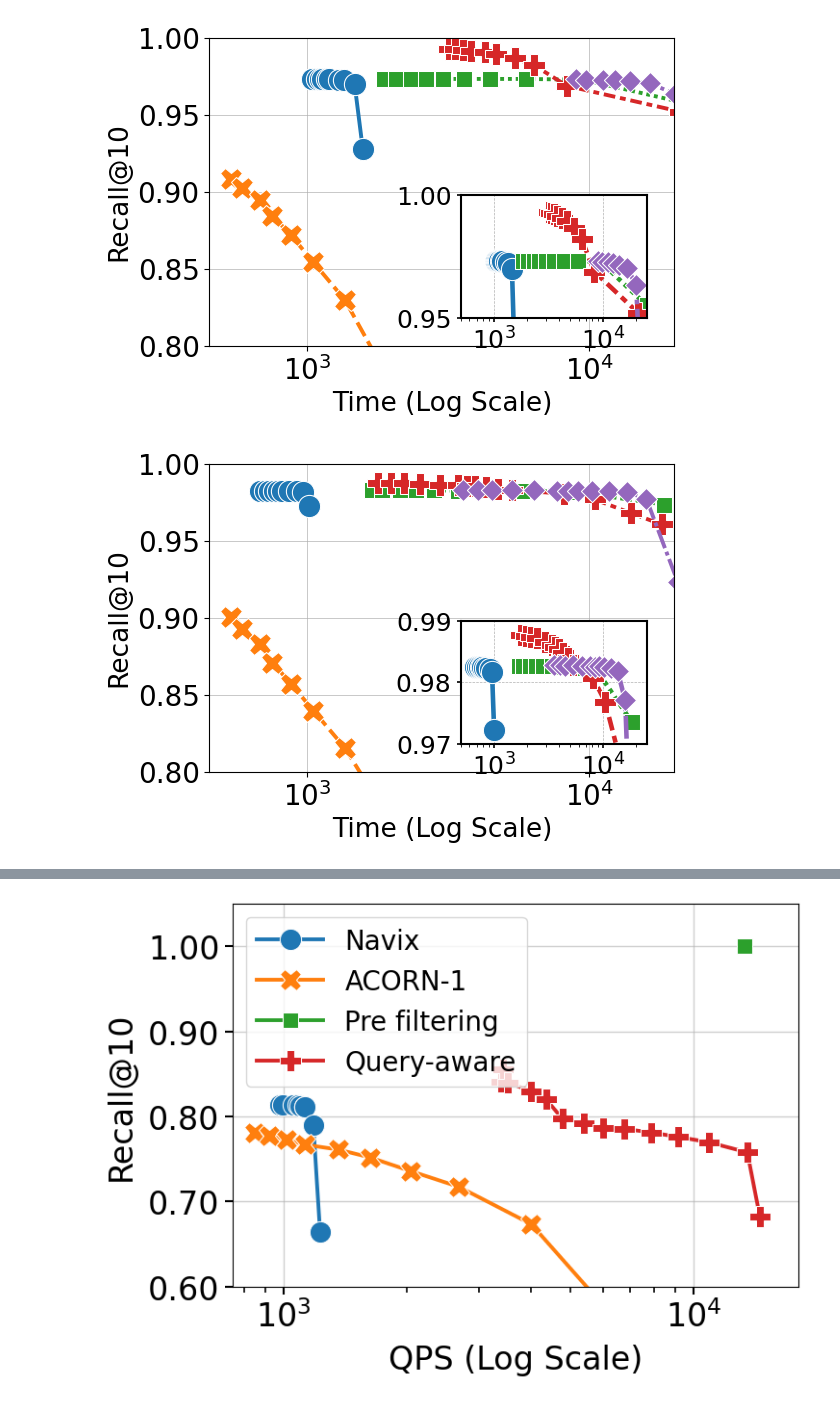
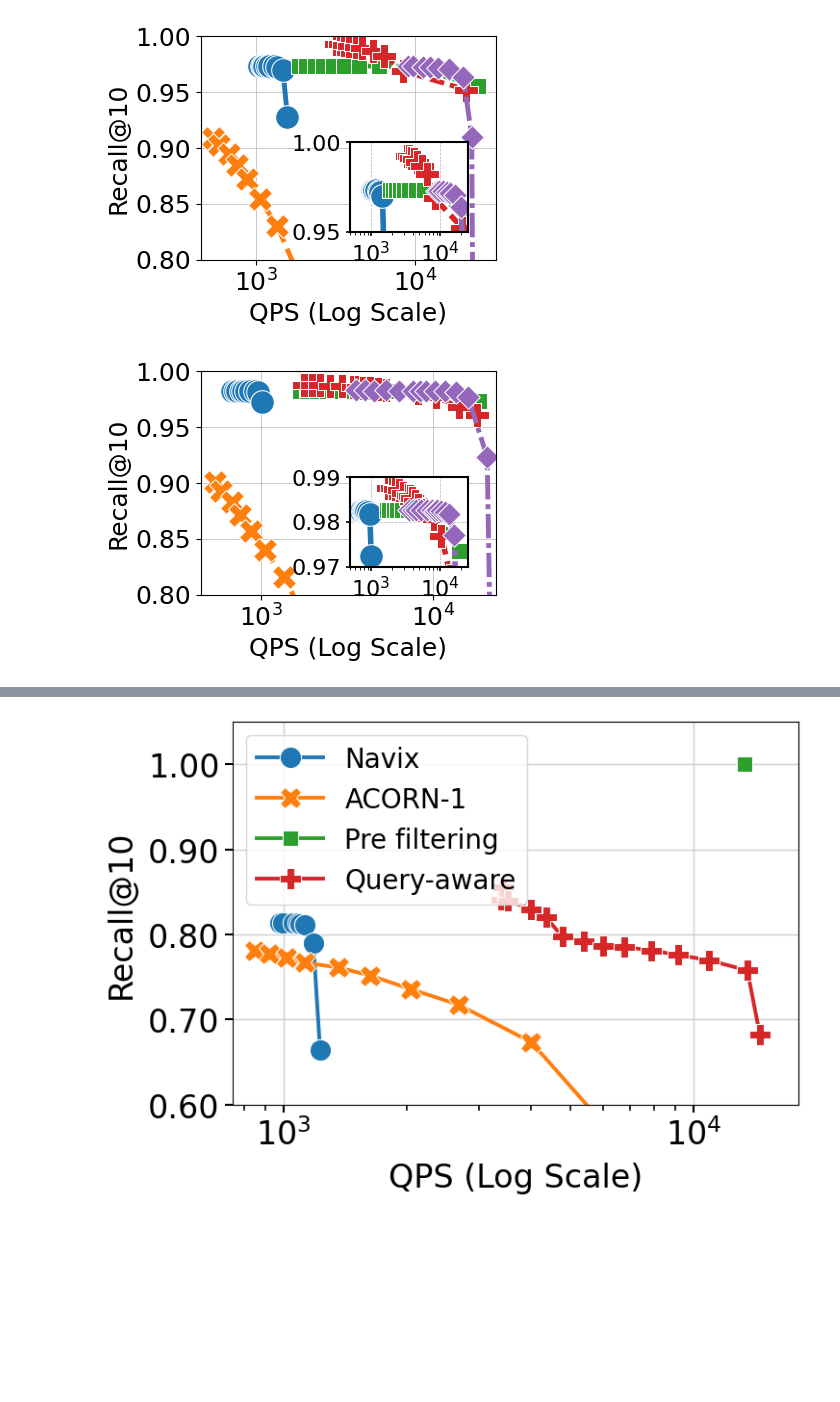
Before and after one commit to AdeelAslamSoton/QueryAwareIndexing, a Jupyter notebook: hnswlib/examples/notebooks/Result.ipynb, the cells around one changed output, grey strips where cells are left out. Drawn from its saved outputs; the diff is of its cells as text; code cells hidden in the pictures; blank space fills up the shorter version.

```diff
--- a/hnswlib/examples/notebooks/Result.ipynb
+++ b/hnswlib/examples/notebooks/Result.ipynb
@@ -55,14 +55,14 @@ df = flatten_schemes(schemes)
 
 # --- Main plot ---
 # Increase figure size slightly for better spacing
-fig, ax = plt.subplots(figsize=(6, 4))
+fig, ax = plt.subplots(figsize=(5, 3))
 
 # Set preferred font sizes
-LABEL_FONTSIZE = 19
-TICK_FONTSIZE = 20
-LEGEND_FONTSIZE =12
-LINE_WIDTH = 2.8
-MARKER_SIZE = 16
+LABEL_FONTSIZE = 22
+TICK_FONTSIZE = 22
+LEGEND_FONTSIZE =14
+LINE_WIDTH = 3.5
+MARKER_SIZE = 19
 
 sns.lineplot(
     data=df, x="Time", y="Recall", hue="Category", style="Category",
@@ -72,7 +72,7 @@ sns.lineplot(
 
 ax.set_xscale("log")
 # Increase label font size
-ax.set_xlabel("Time (Log Scale)", fontsize=LABEL_FONTSIZE)
+ax.set_xlabel("QPS (Log Scale)", fontsize=LABEL_FONTSIZE)
 ax.set_ylabel("Recall@10", fontsize=LABEL_FONTSIZE)
 
 ax.set_ylim(0.8, 1.0)
@@ -178,14 +288,12 @@ df = flatten_schemes(schemes)
 
 # --- Main plot ---
 # Increase figure size slightly for better spacing
-fig, ax = plt.subplots(figsize=(6, 4))
+fig, ax = plt.subplots(figsize=(3.8, 2.9))
 
-# Set preferred font sizes
-LABEL_FONTSIZE = 19
-TICK_FONTSIZE = 20
-LEGEND_FONTSIZE =12
-LINE_WIDTH = 2.8
-MARKER_SIZE = 16
+LABEL_FONTSIZE = 18
+TICK_FONTSIZE = 18
+LINE_WIDTH = 3.5
+MARKER_SIZE = 17
 
 sns.lineplot(
     data=df, x="Time", y="Recall", hue="Category", style="Category",
@@ -195,11 +303,11 @@ sns.lineplot(
 
 ax.set_xscale("log")
 # Increase label font size
-ax.set_xlabel("Time (Log Scale)", fontsize=LABEL_FONTSIZE)
+ax.set_xlabel("QPS (Log Scale)", fontsize=LABEL_FONTSIZE)
 ax.set_ylabel("Recall@10", fontsize=LABEL_FONTSIZE)
 
 ax.set_ylim(0.8, 1.0)
-ax.set_xlim(450, 2e4)
+ax.set_xlim(450, 3.2e4)
 
 # Increase tick label font size
 ax.tick_params(axis='both', which='major', labelsize=TICK_FONTSIZE)
@@ -220,34 +328,34 @@ axins = inset_axes(ax, width="40%", height="40%", loc='lower right', borderpad=2
 sns.lineplot(
     data=df, x="Time", y="Recall", hue="Category", style="Category",
     markers=True, dashes=True,
     linewidth=LINE_WIDTH + 0.5, markersize=MARKER_SIZE, ax=axins, legend=False
 )
 
 axins.set_xscale("log")
 axins.set_ylim(0.95, 1)
 axins.set_xlim(500, 2.5e4)
 axins.grid(True, linestyle="--", linewidth=0.5)
 
 # Increase inset tick label size
 axins.tick_params(labelsize=TICK_FONTSIZE - 2, width=1.2, length=3)
 axins.xaxis.set_major_formatter(LogFormatterMathtext(base=10))
 axins.yaxis.set_major_formatter(plt.FuncFormatter(lambda y, _: f'{y:.2f}'))
 
 # Remove default labels which clutter the inset
 axins.set_xlabel('')
 axins.set_ylabel('')
 
 # Add a border around the inset
 for spine in axins.spines.values():
     spine.set_edgecolor('black')
     spine.set_linewidth(1.5)
 
 # --- Save Figure ---
 plt.savefig("/data3/Adeel/Query-AwareResult/SIFT.pdf", format="pdf", bbox_inches="tight")
 
 plt.show()
 # %% [output]
-[figure, old version]
+[figure, new version]
 # %%
 #PAPER
 
@@ -301,14 +409,12 @@ df = flatten_schemes(schemes)
 
 # --- Main plot ---
 # Increase figure size slightly for better spacing
-fig, ax = plt.subplots(figsize=(6, 4))
+fig, ax = plt.subplots(figsize=(3.8, 2.9))
 
-# Set preferred font sizes
-LABEL_FONTSIZE = 19
-TICK_FONTSIZE = 20
-LEGEND_FONTSIZE =12
-LINE_WIDTH = 2.8
-MARKER_SIZE = 16
+LABEL_FONTSIZE = 18
+TICK_FONTSIZE = 18
+LINE_WIDTH = 3.5
+MARKER_SIZE = 17
 
 sns.lineplot(
     data=df, x="Time", y="Recall", hue="Category", style="Category",
@@ -318,11 +424,11 @@ sns.lineplot(
 
 ax.set_xscale("log")
 # Increase label font size
-ax.set_xlabel("Time (Log Scale)", fontsize=LABEL_FONTSIZE)
+ax.set_xlabel("QPS (Log Scale)", fontsize=LABEL_FONTSIZE)
 ax.set_ylabel("Recall@10", fontsize=LABEL_FONTSIZE)
 
 ax.set_ylim(0.8, 1.0)
-ax.set_xlim(450, 2e4)
+ax.set_xlim(450, 2.3e4)
 
 # Increase tick label font size
 ax.tick_params(axis='both', which='major', labelsize=TICK_FONTSIZE)
@@ -370,7 +476,7 @@ plt.savefig("/data3/Adeel/Query-AwareResult/Paper.pdf", format="pdf", bbox_inche
 
 plt.show()
 # %% [output]
-[figure, old version]
+[figure, new version]
 # %%
 
 #BIER
```
Also changed, not shown: parts of 15 cells of this notebook, 16 other files.
